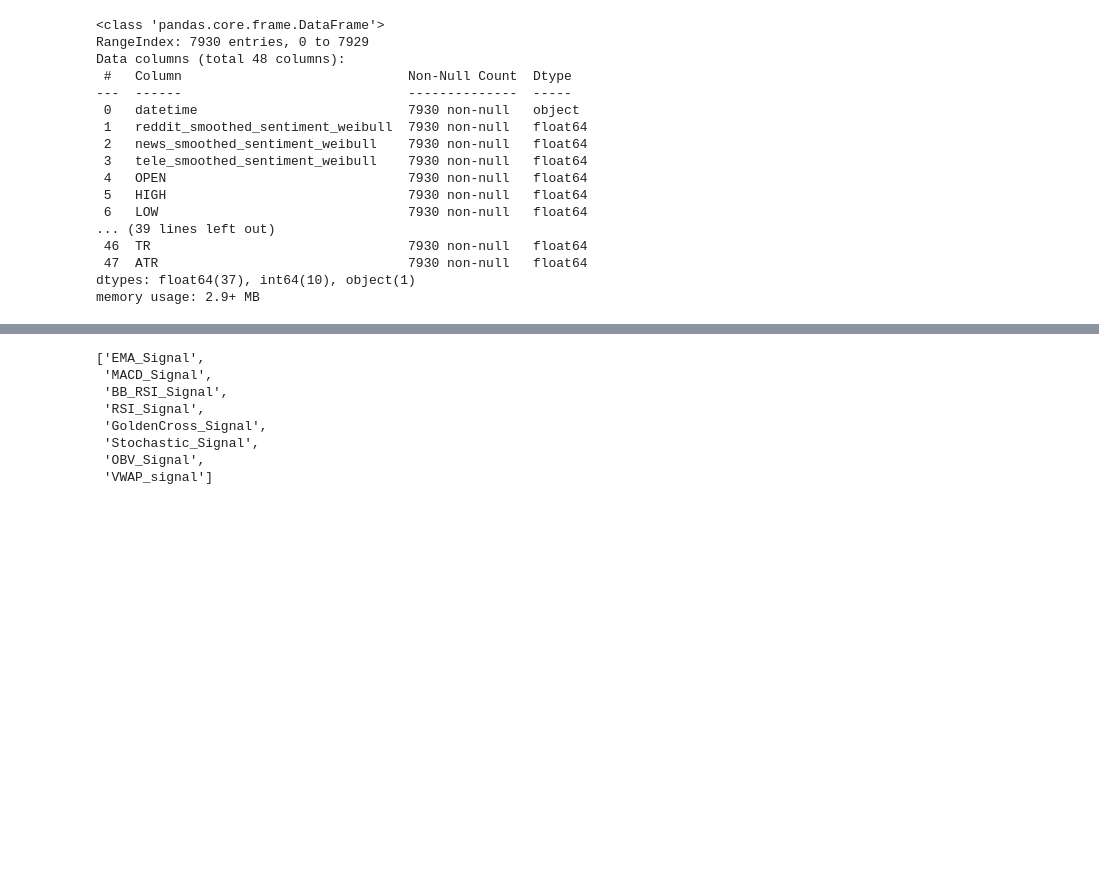
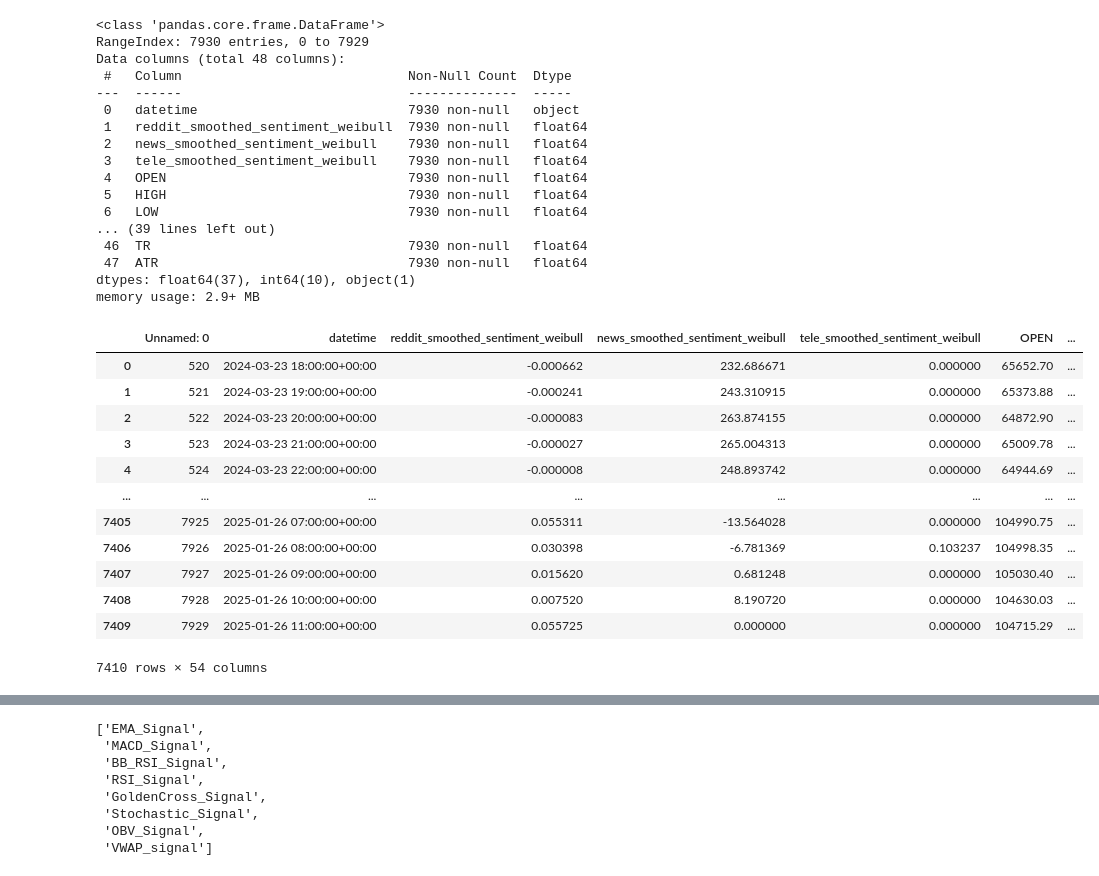
Before and after one commit to ethan-cyj/DSE4211-Group-BTC-Day-Trading, a Jupyter notebook: notebooks/MultipleStrategyAggregator.ipynb, the cells around one changed output, grey strips where cells are left out. Cells and saved outputs as stored; diff of their text form; code cells hidden in the pictures; blank space fills up the shorter version.

```diff
--- a/notebooks/MultipleStrategyAggregator.ipynb
+++ b/notebooks/MultipleStrategyAggregator.ipynb
@@ -94,3 +98,19 @@ memory usage: 2.9+ MB
+# %%
+df_4
+# %% [output]
+|  | Unnamed: 0 | datetime | reddit_smoothed_sentiment_weibull | news_smoothed_sentiment_weibull | tele_smoothed_sentiment_weibull | OPEN | ... |
+| 0 | 520 | 2024-03-23 18:00:00+00:00 | -0.000662 | 232.686671 | 0.000000 | 65652.70 | ... |
+| 1 | 521 | 2024-03-23 19:00:00+00:00 | -0.000241 | 243.310915 | 0.000000 | 65373.88 | ... |
+| 2 | 522 | 2024-03-23 20:00:00+00:00 | -0.000083 | 263.874155 | 0.000000 | 64872.90 | ... |
+| 3 | 523 | 2024-03-23 21:00:00+00:00 | -0.000027 | 265.004313 | 0.000000 | 65009.78 | ... |
+| 4 | 524 | 2024-03-23 22:00:00+00:00 | -0.000008 | 248.893742 | 0.000000 | 64944.69 | ... |
+| ... | ... | ... | ... | ... | ... | ... | ... |
+| 7405 | 7925 | 2025-01-26 07:00:00+00:00 | 0.055311 | -13.564028 | 0.000000 | 104990.75 | ... |
+| 7406 | 7926 | 2025-01-26 08:00:00+00:00 | 0.030398 | -6.781369 | 0.103237 | 104998.35 | ... |
+| 7407 | 7927 | 2025-01-26 09:00:00+00:00 | 0.015620 | 0.681248 | 0.000000 | 105030.40 | ... |
+| 7408 | 7928 | 2025-01-26 10:00:00+00:00 | 0.007520 | 8.190720 | 0.000000 | 104630.03 | ... |
+| 7409 | 7929 | 2025-01-26 11:00:00+00:00 | 0.055725 | 0.000000 | 0.000000 | 104715.29 | ... |
+7410 rows × 54 columns
 # %%
 def custom_minmax_zero_anchor(series):
     x = series.copy()
```
Also changed, not shown: parts of 13 cells of this notebook, 4 other files.
